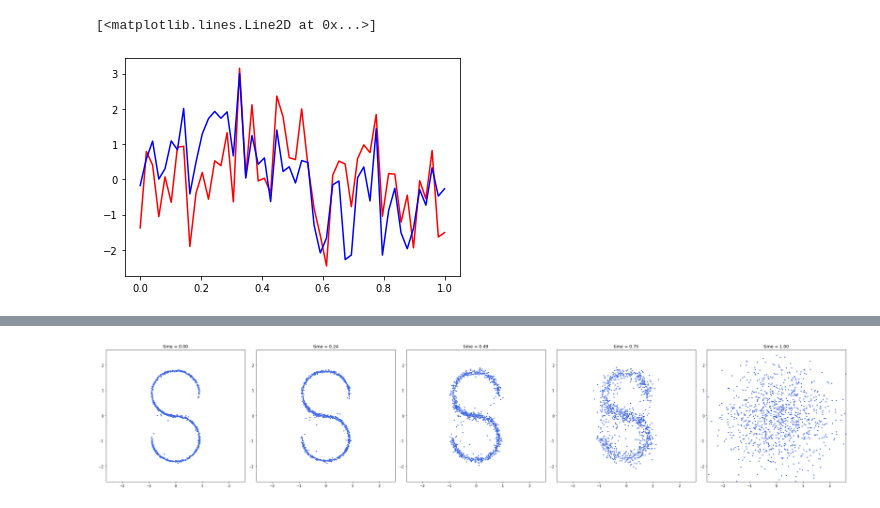
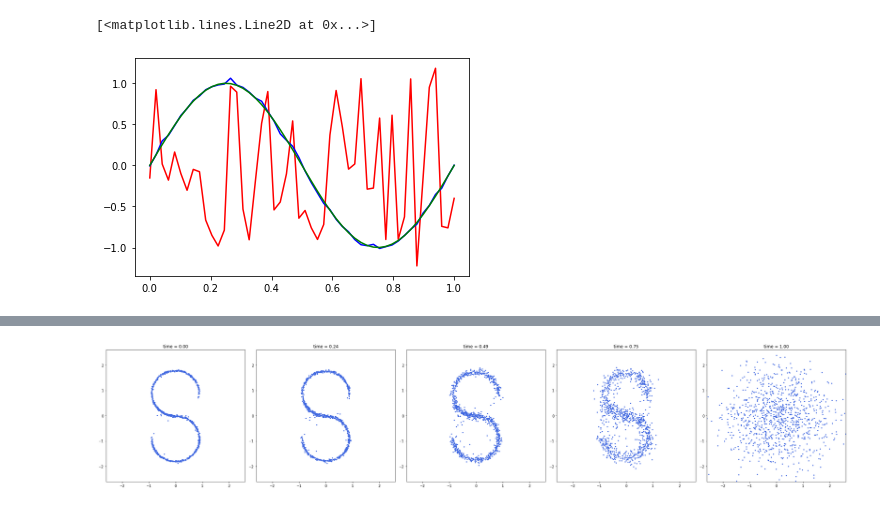
Before and after one commit to xuangu-fang/Condition-Schrodinger-Bridge, a Jupyter notebook: joint-1dts/test-fang-1d-sin.ipynb, the cells around one changed output, grey strips where cells are left out. Cells and saved outputs as stored; diff of their text form; code cells hidden in the pictures.

```diff
--- a/joint-1dts/test-fang-1d-sin.ipynb
+++ b/joint-1dts/test-fang-1d-sin.ipynb
@@ -42,7 +42,7 @@ def build_optimizer_ema_sched(opt, policy):
     return optimizer, ema, sched
 
 class arg:
-    samp_bs = 50
+    samp_bs = 10
     problem_name = 'Sin'#'Scurve'
 
     inner_itr = 2
@@ -50,6 +50,11 @@ class arg:
 
     condition = False # if False, it's exactly same with origin code
 
+    channels=64
+    nheads = 16
+
+    hidden_nodes = 64
+    blocks = 2
 
     device = 'cuda:0'
     t0 = 0
@@ -62,8 +67,7 @@ class arg:
     forward_net = 'toy'
     backward_net = 'toy'
 
-    hidden_nodes = 56
-    blocks = 2
+
 
 
     optimizer = 'AdamW'
@@ -75,8 +79,8 @@ class arg:
     l2_norm = 1e-3
     train_method = 'joint'
     seed = 123
-    num_itr = 1000
-    eval_itr = 100
+    num_itr = 500
+    eval_itr = 1000
 
 
 
@@ -112,12 +120,16 @@ number of parameters is 32866
 # %%
 
 # raw test of the backward_network
 with torch.no_grad():
     ts      = run.ts
     policy_b = run.z_b
     xs_b, _, _ =run.dyn.sample_traj(ts, policy_b, save_traj=True)
-plt.plot(np.linspace(0,1,opt.data_dim[0]),xs_b[0,99,:].cpu(),'red')
-plt.plot(np.linspace(0,1,opt.data_dim[0]),xs_b[0,0,:].cpu(),'blue')
+
+xs_b_mean = xs_b.mean(0)
+x = np.linspace(0,1,opt.data_dim[0])
+plt.plot(x,xs_b[0,99,:].cpu(),'red')
+plt.plot(x,xs_b[0,0,:].cpu(),'blue')
+plt.plot(x,np.sin(x*2*np.pi),'green')
 # %% [output]
 [<matplotlib.lines.Line2D at 0x...>]
-[figure, old version]
+[figure, new version]
```
Also changed, not shown: parts of 4 cells of this notebook, 4 other files.
